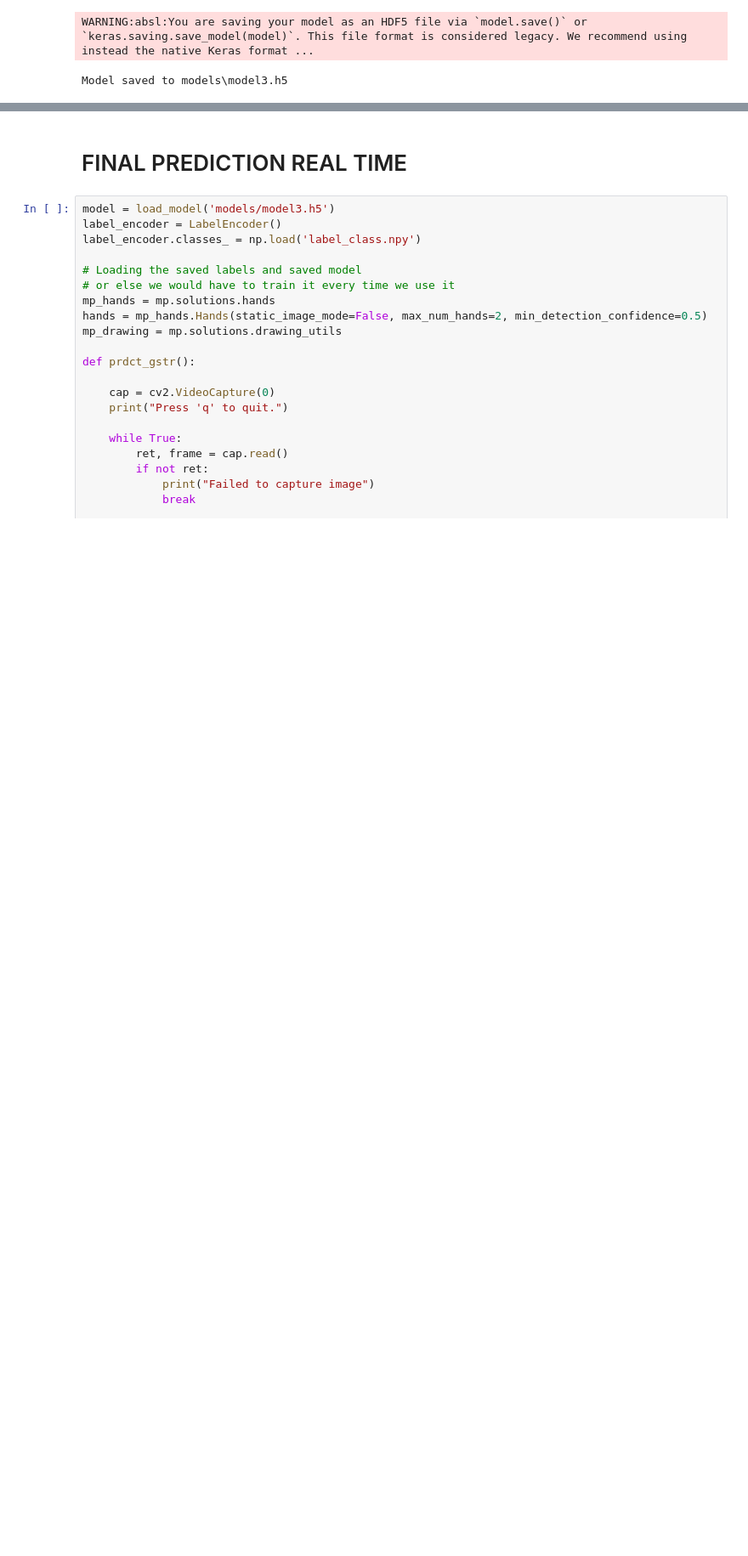
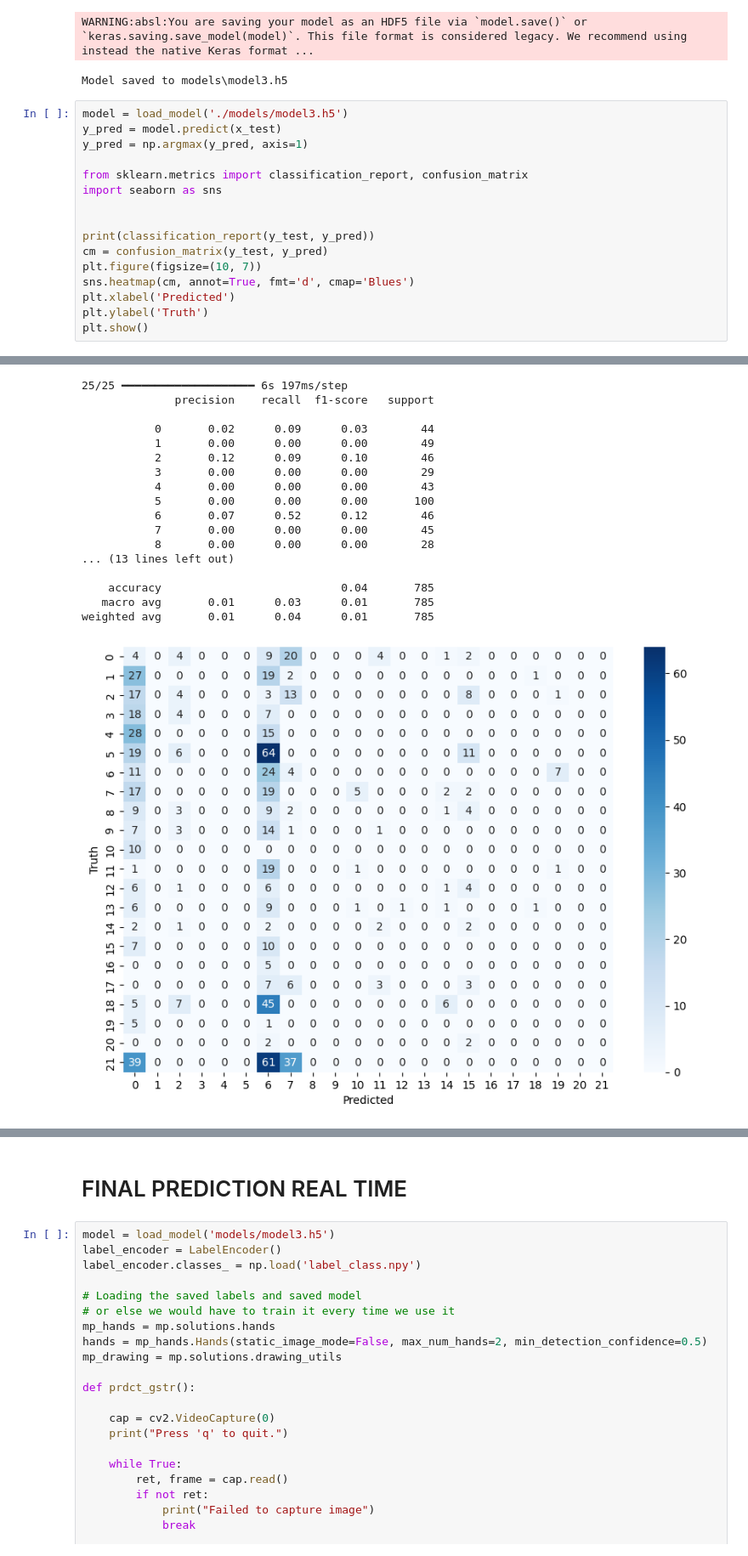
Before and after one commit to prashantraj1X1/Sign_language_detection, a Jupyter notebook: Final(Revised).ipynb, the cells around one changed output, grey strips where cells are left out. Shown at 85% size. Saved outputs shown, nothing was run; the diff lists cells and outputs as text; blank space fills up the shorter version.

```diff
--- a/Final(Revised).ipynb
+++ b/Final(Revised).ipynb
@@ -307,3 +380,20 @@ print(f"Model saved to {model_path}")
 # %% [output]
 WARNING:absl:You are saving your model as an HDF5 file via `model.save()` or `keras.saving.save_model(model)`. This file format is considered legacy. We recommend using instead the native Keras format ...
 Model saved to models\model3.h5
+# %%
+model = load_model('./models/model3.h5')
+y_pred = model.predict(x_test)
+y_pred = np.argmax(y_pred, axis=1)
+
+from sklearn.metrics import classification_report, confusion_matrix
+import seaborn as sns
+
+
+print(classification_report(y_test, y_pred))
+cm = confusion_matrix(y_test, y_pred)
+plt.figure(figsize=(10, 7))
+sns.heatmap(cm, annot=True, fmt='d', cmap='Blues')
+plt.xlabel('Predicted')
+plt.ylabel('Truth')
+plt.show()
+# %% [output]
@@ -309,0 +401,18 @@ Model saved to models\model3.h5
+25/25 ━━━━━━━━━━━━━━━━━━━━ 6s 197ms/step
+              precision    recall  f1-score   support
+
+           0       0.02      0.09      0.03        44
+           1       0.00      0.00      0.00        49
+           2       0.12      0.09      0.10        46
+           3       0.00      0.00      0.00        29
+           4       0.00      0.00      0.00        43
+           5       0.00      0.00      0.00       100
+           6       0.07      0.52      0.12        46
+           7       0.00      0.00      0.00        45
+           8       0.00      0.00      0.00        28
+... (13 lines left out)
+
+    accuracy                           0.04       785
+   macro avg       0.01      0.03      0.01       785
+weighted avg       0.01      0.04      0.01       785
+[figure, added]
```
Also changed, not shown: parts of 8 cells of this notebook, 13 other files.
